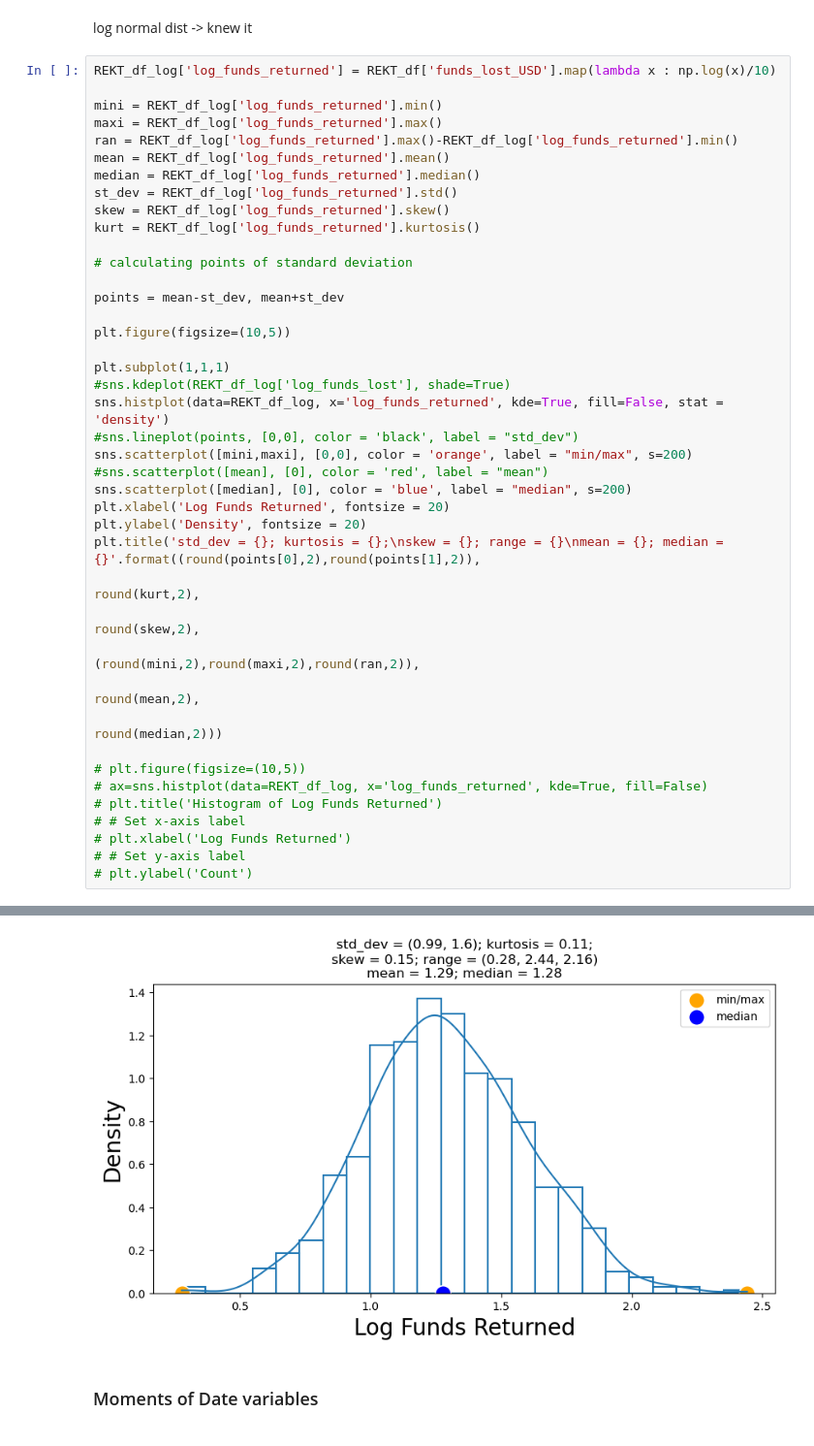
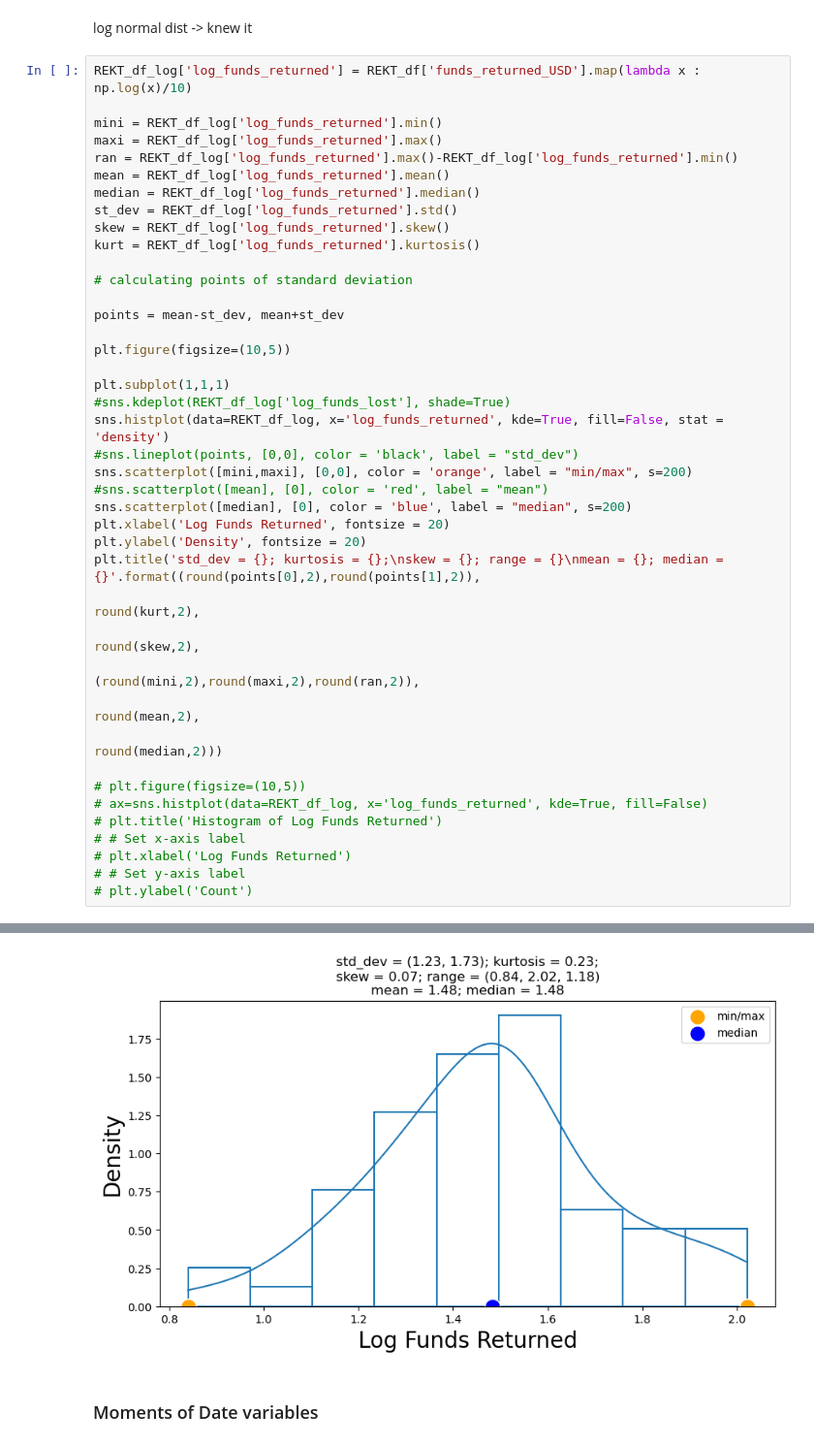
Before and after one commit to anly501/anly-501-project-TegveerG, a Jupyter notebook: codes/Exploring_Data/EDA_REKT_Record_Data.ipynb, the cells around one changed output, grey strips where cells are left out. Shown at 97% size. Drawn from its saved outputs; the diff is of its cells as text.

```diff
--- a/codes/Exploring_Data/EDA_REKT_Record_Data.ipynb
+++ b/codes/Exploring_Data/EDA_REKT_Record_Data.ipynb
@@ -180,7 +185,7 @@ Text(0.5, 1.0, 'std_dev = (0.99, 1.6); kurtosis = 0.11;\nskew = 0.15; range = (0
 # %% [markdown]
 log normal dist -> knew it
 # %%
-REKT_df_log['log_funds_returned'] = REKT_df['funds_lost_USD'].map(lambda x : np.log(x)/10)
+REKT_df_log['log_funds_returned'] = REKT_df['funds_returned_USD'].map(lambda x : np.log(x)/10)
 
 mini = REKT_df_log['log_funds_returned'].min()
 maxi = REKT_df_log['log_funds_returned'].max()
@@ -225,4 +230,4 @@ Text(0.5, 1.0, 'std_dev = (0.99, 1.6); kurtosis = 0.11;\nskew = 0.15; range = (0
-[figure, old version]
+[figure, new version]
 # %% [markdown]
 ### Moments of Date variables
 # %%
```
Also changed, not shown: parts of 50 cells of this notebook, 22 other files.
